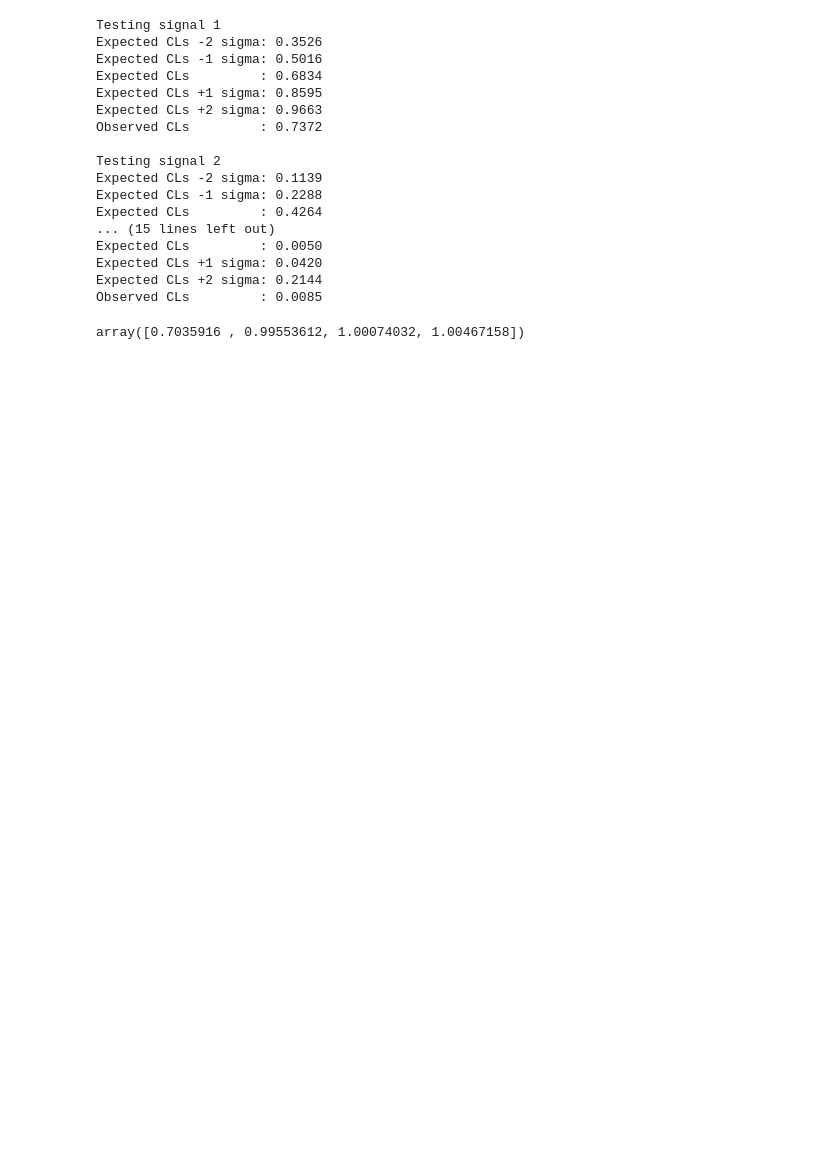
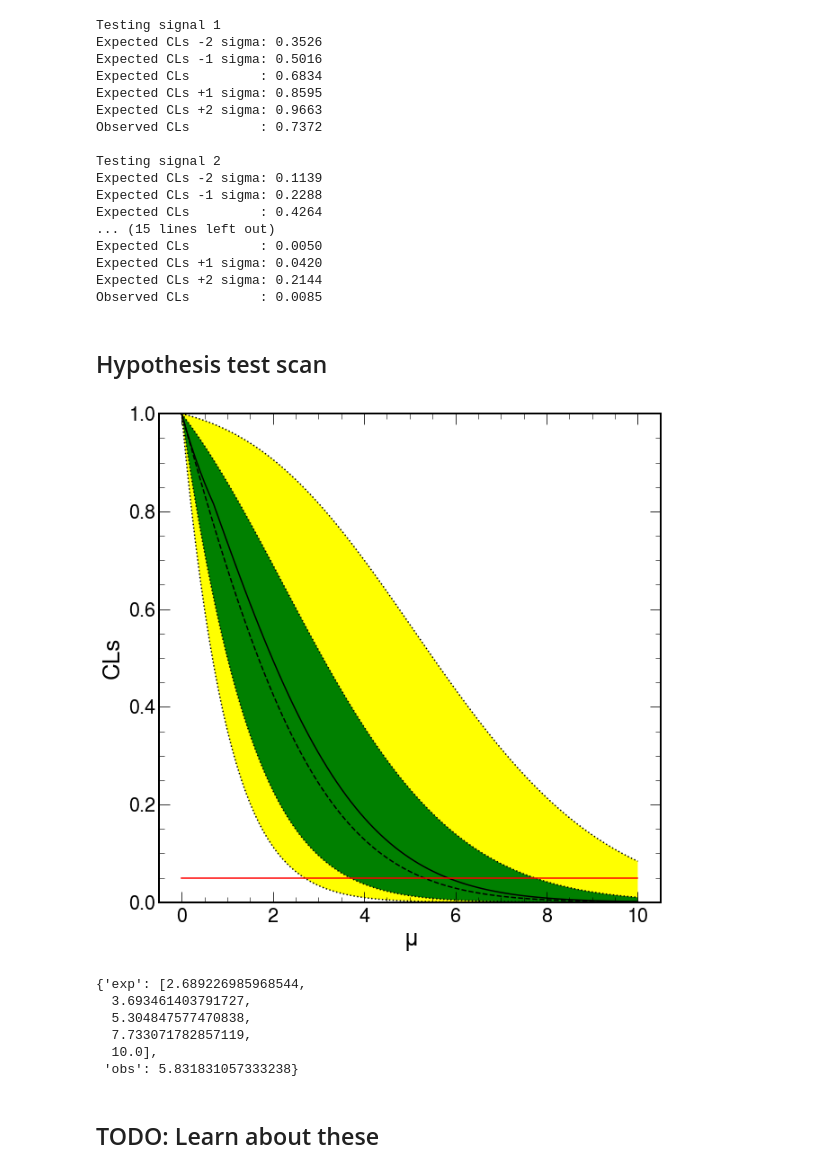
Before and after one commit to rreece/statistics-notebooks, a Jupyter notebook: notebooks/pyhf-hello-world.ipynb, the cells around one changed output. Cells and saved outputs as stored; diff of their text form; code cells hidden in the pictures; blank space fills up the shorter version.

```diff
--- a/notebooks/pyhf-hello-world.ipynb
+++ b/notebooks/pyhf-hello-world.ipynb
@@ -121,9 +116,31 @@ pdf = results['pdf']
+# %% [markdown]
+## Hypothesis test scan
+# %%
+pdf = hep.stat.make_pdf(bkg_data=ytotal, bkg_uncerts=yerr, signal_data=signals[0])
+par_bounds = pdf.config.suggested_bounds()
+par_bounds[pdf.config.poi_index] = (0, 10)
+hypo_tests, test_mus, cls_exp, cls_obs = hep.stat.hypo_test_scan(pdf,
+                                                                 data,
+                                                                 par_bounds=par_bounds)
+# %%
+hep.plot.plot_mu_scan(test_mus, hypo_tests)
+# %% [output]
+[figure, added]
+# %%
+hep.stat.invert_interval(test_mus, cls_exp, cls_obs)
+# %% [output]
+{'exp': [2.689226985968544,
+  3.693461403791727,
+  5.304847577470838,
+  7.733071782857119,
+  10.0],
+ 'obs': 5.831831057333238}
+# %% [markdown]
+## TODO: Learn about these
 # %%
 best_fit = pyhf.infer.mle.fit(data + pdf.config.auxdata, pdf)
 # %%
 best_fit
-# %% [output]
-array([0.7035916 , 0.99553612, 1.00074032, 1.00467158])
 # %%
 nominal = pdf.config.suggested_init()
 background_only = pdf.config.suggested_init()
```
Also changed, not shown: parts of 30 cells of this notebook, 3 other files.
